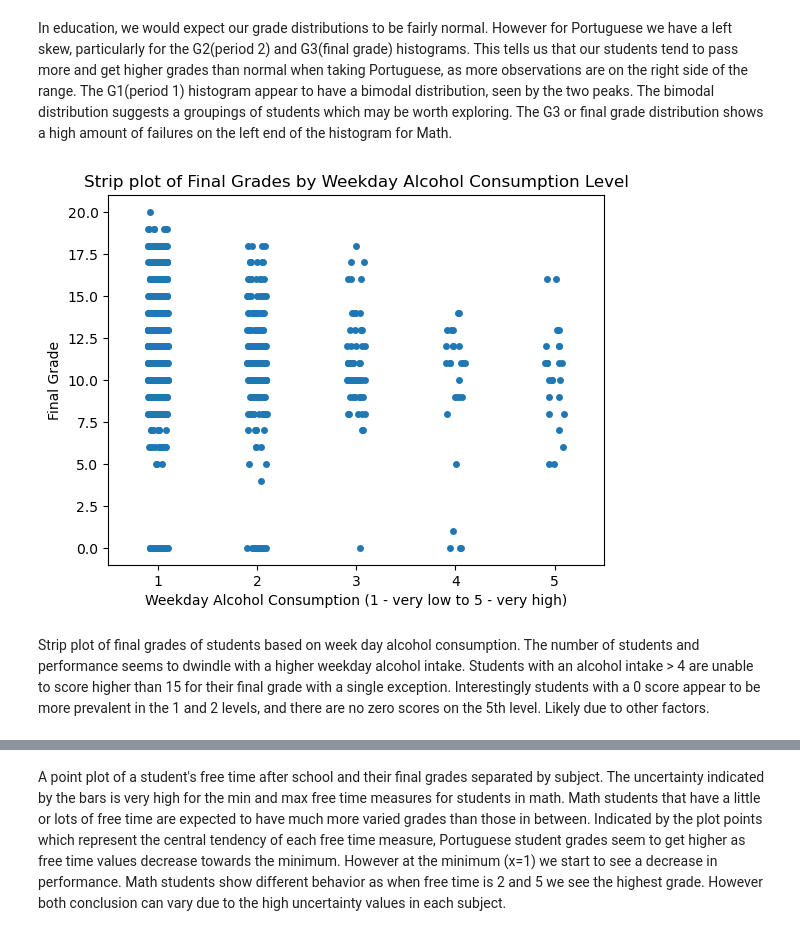
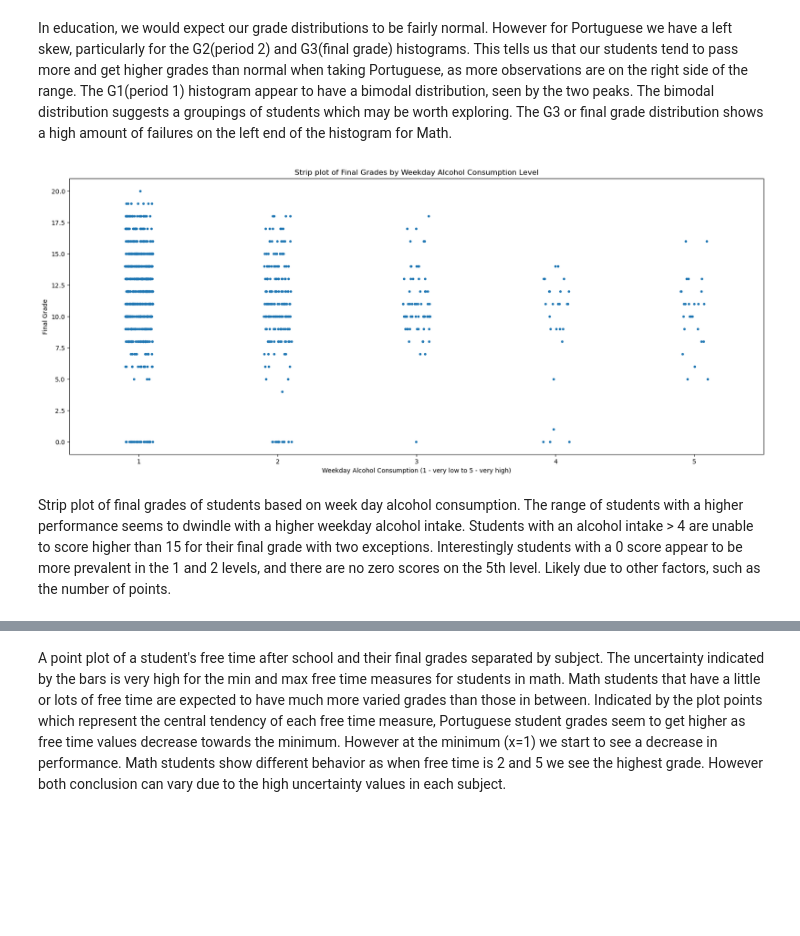
Before and after one commit to ubco-W2022T1-cosc301/project-group05, a Jupyter notebook: notebooks/analysis2.ipynb, the cells around one changed output, grey strips where cells are left out. Drawn from its saved outputs; the diff is of its cells as text; code cells hidden in the pictures; blank space fills up the shorter version.

Commit message:
Finalized editing of analysis 2. Made striplots larger to minimize overplotting. Saved figures as pngs for final report.

```diff
--- a/notebooks/analysis2.ipynb
+++ b/notebooks/analysis2.ipynb
@@ -300,16 +300,17 @@ plt.show()
 In education, we would expect our grade distributions to be fairly normal. However for Portuguese we have a left skew, particularly for the G2(period 2) and G3(final grade) histograms. This tells us that our students tend to pass more and get higher grades than normal when taking Portuguese, as more observations are on the right side of the range. The G1(period 1) histogram appear to have a bimodal distribution, seen by the two peaks. The bimodal distribution suggests a groupings of students which may be worth exploring. The G3 or final grade distribution shows a high amount of failures on the left end of the histogram for Math.
 # %%
 import seaborn as sns
+fig, ax = plt.subplots(figsize=(20,8))
 
-sns.stripplot(x='Dalc', y='G3', data=df, size=5)
+sns.stripplot(x='Dalc', y='G3', data=df, ax=ax, jitter=True, size=4)
 plt.title('Strip plot of Final Grades by Weekday Alcohol Consumption Level')
 plt.ylabel('Final Grade')
 plt.xlabel('Weekday Alcohol Consumption (1 - very low to 5 - very high)')
 plt.show()
 # %% [output]
-[figure, old version]
+[figure, new version]
 # %% [markdown]
-Strip plot of final grades of students based on week day alcohol consumption. The number of students and performance seems to dwindle with a higher weekday alcohol intake. Students with an alcohol intake > 4 are unable to score higher than 15 for their final grade with a single exception. Interestingly students with a 0 score appear to be more prevalent in the 1 and 2 levels, and there are no zero scores on the 5th level. Likely due to other factors.
+Strip plot of final grades of students based on week day alcohol consumption. The range of students with a higher performance seems to dwindle with a higher weekday alcohol intake. Students with an alcohol intake > 4 are unable to score higher than 15 for their final grade with two exceptions. Interestingly students with a 0 score appear to be more prevalent in the 1 and 2 levels, and there are no zero scores on the 5th level. Likely due to other factors, such as the number of points.
 # %%
 df_temp = df.copy(deep=True)
 sns.pointplot(data=df, x="freetime", y="G3", hue= "subject",  dodge=True)
```
Also changed, not shown: parts of 10 cells of this notebook.
